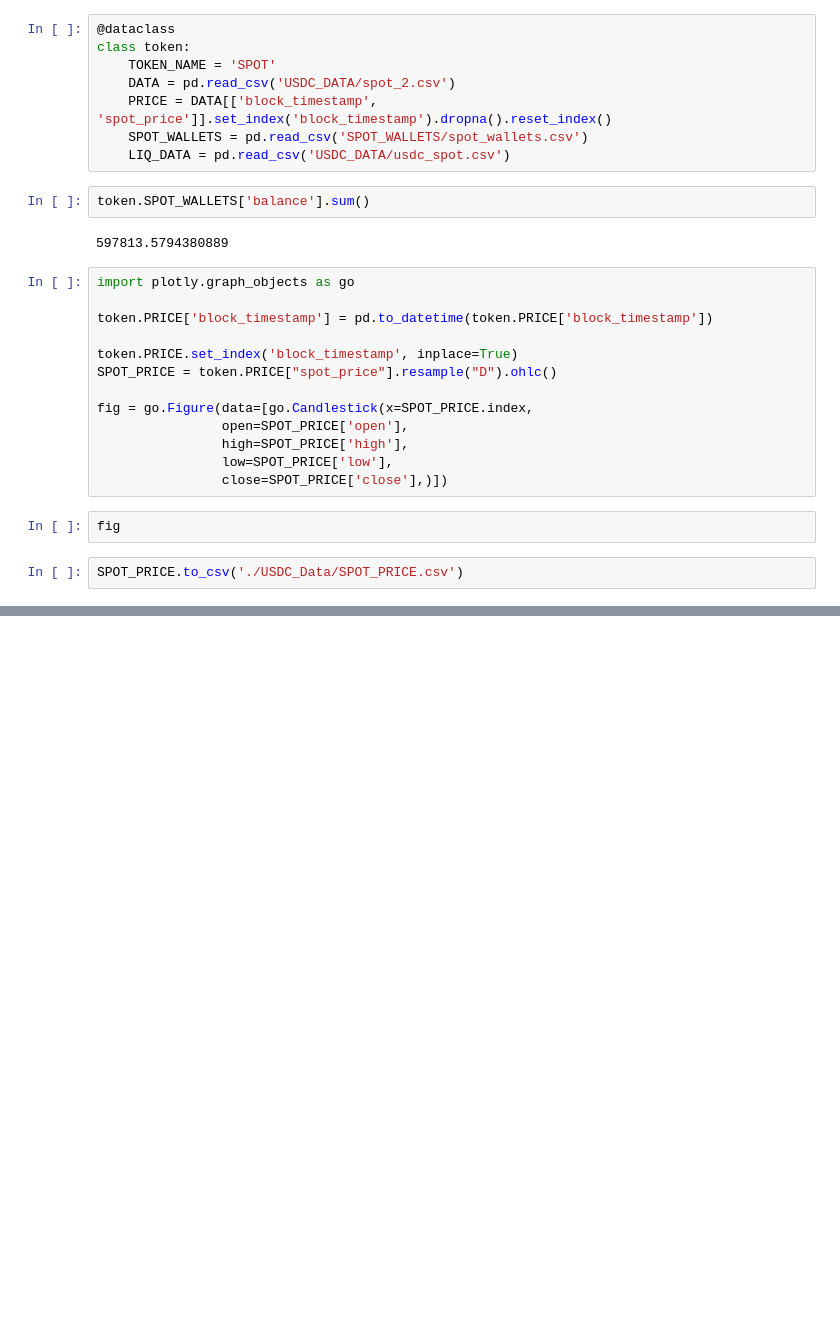
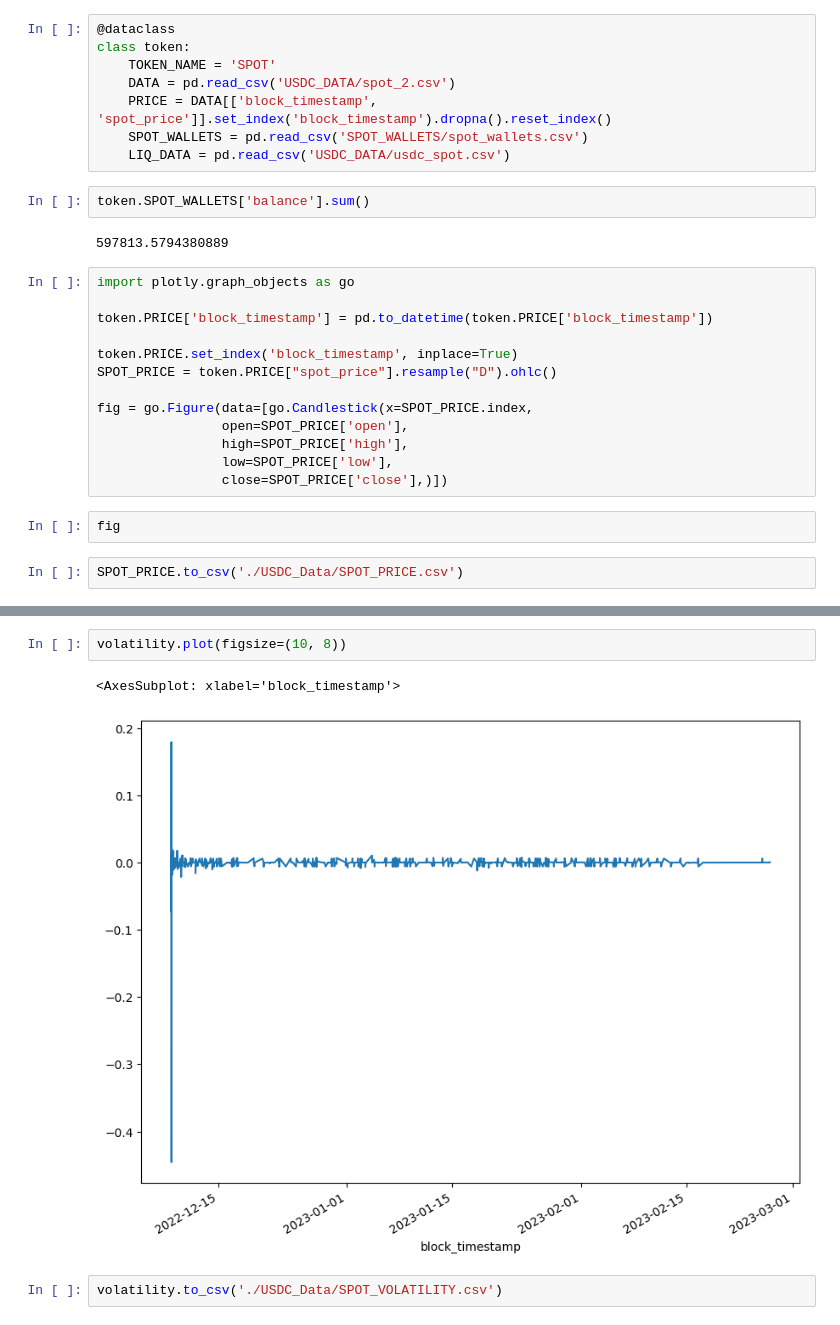
Before and after one commit to DigData-ai/token-analyzer, a Jupyter notebook: token-overview/price_and_mcap_spot.ipynb, the cells around one changed output, grey strips where cells are left out. Drawn from its saved outputs; the diff is of its cells as text; blank space fills up the shorter version.

```diff
--- a/token-overview/price_and_mcap_spot.ipynb
+++ b/token-overview/price_and_mcap_spot.ipynb
@@ -35,0 +44,7 @@ SPOT_PRICE.to_csv('./USDC_Data/SPOT_PRICE.csv')
+# %%
+volatility.plot(figsize=(10, 8))
+# %% [output]
+<AxesSubplot: xlabel='block_timestamp'>
+[figure, added]
+# %%
+volatility.to_csv('./USDC_Data/SPOT_VOLATILITY.csv')
```
Also changed, not shown: parts of 2 cells of this notebook, 1 other file.
